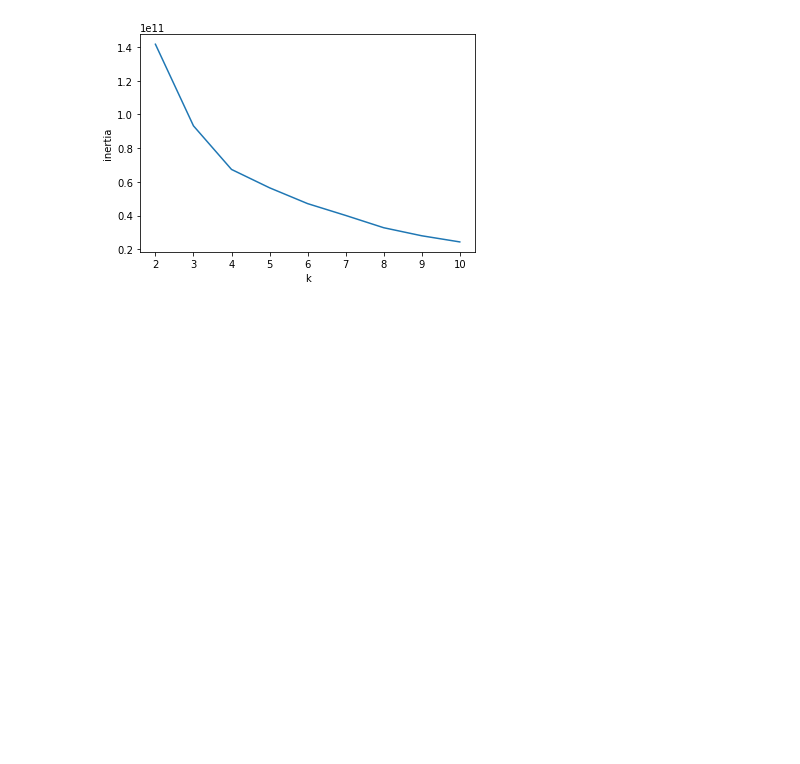
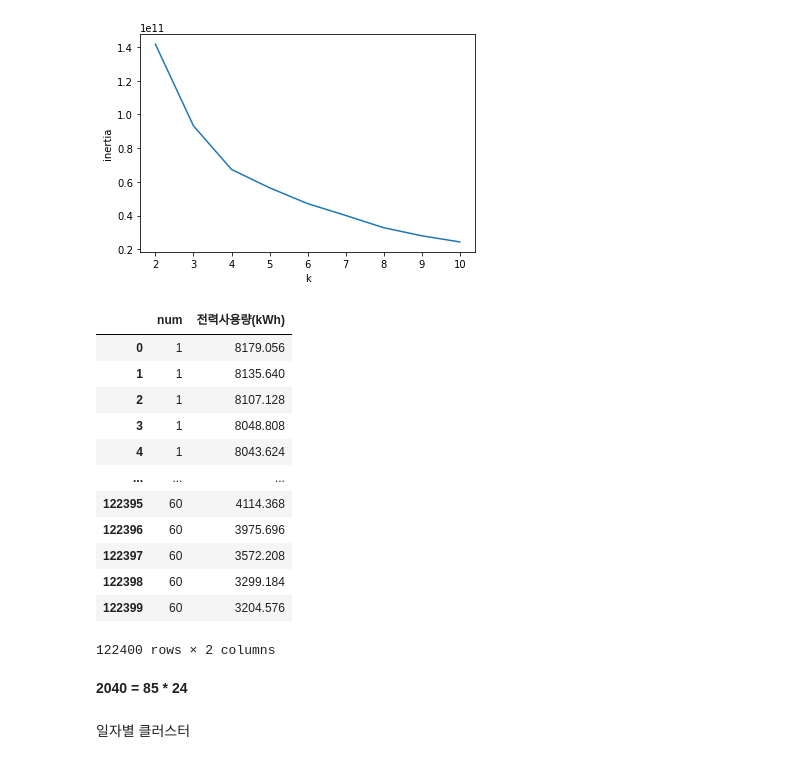
Before and after one commit to mhyeongyu/TIL, a Jupyter notebook: 데이콘/전력사용량/Preprocessing.ipynb, the cells around one changed output. Cells and saved outputs as stored; diff of their text form; code cells hidden in the pictures; blank space fills up the shorter version.

```diff
--- a/데이콘/전력사용량/Preprocessing.ipynb
+++ b/데이콘/전력사용량/Preprocessing.ipynb
@@ -26,8 +28,8 @@ for i in range(len(test)):
 # %%
 def time(x):
     return int(x[-2:])
-train['time']=train['date_time'].apply(lambda x: time(x))
-test['time']=test['date_time'].apply(lambda x: time(x))
+train['hour']=train['date_time'].apply(lambda x: time(x))
+test['hour']=test['date_time'].apply(lambda x: time(x))
 
 def weekday(x):
     return pd.to_datetime(x[:10]).weekday()
@@ -72,17 +72,21 @@ train_cluster_df = train['전력사용량(kWh)'].values.reshape(60, -1)
-# %%
-kmeans = KMeans(n_clusters=4, init='k-means++', random_state=0)
-kmeans.fit(train_cluster_df)
-clusters = kmeans.predict(train_cluster_df)
-
-train_cluster_arr = []
-for i in clusters.tolist():
-    for j in range(2040):
-        train_cluster_arr.append(i)
-
-test_cluster_arr = []
-for i in clusters.tolist():
-    for j in range(168):
-        test_cluster_arr.append(i)
-
-train = pd.concat([train, pd.Series(train_cluster_arr, name='assignment')], axis=1)
-test = pd.concat([test, pd.Series(test_cluster_arr, name='assignment')], axis=1)
+# %%
+cluster_df = train.iloc[:, :3].drop('date_time', axis=1)
+cluster_df
+# %% [output]
+|  | num | 전력사용량(kWh) |
+| 0 | 1 | 8179.056 |
+| 1 | 1 | 8135.640 |
+| 2 | 1 | 8107.128 |
+| 3 | 1 | 8048.808 |
+| 4 | 1 | 8043.624 |
+| ... | ... | ... |
+| 122395 | 60 | 4114.368 |
+| 122396 | 60 | 3975.696 |
+| 122397 | 60 | 3572.208 |
+| 122398 | 60 | 3299.184 |
+| 122399 | 60 | 3204.576 |
+122400 rows × 2 columns
+# %% [markdown]
+**2040 = 85 * 24**
+# %% [markdown]
+일자별 클러스터
```
Also changed, not shown: parts of 10 cells of this notebook, 14 other files.
